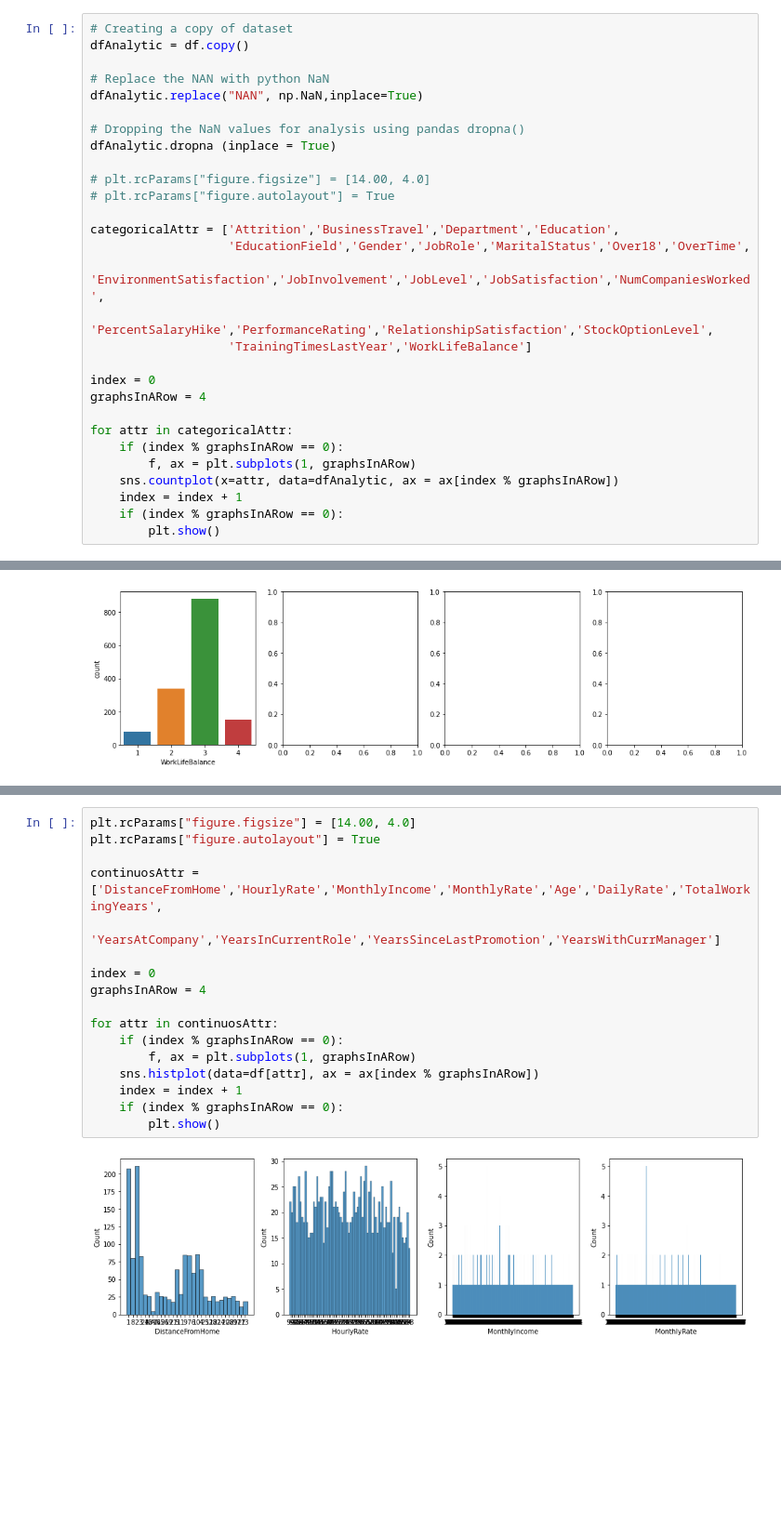
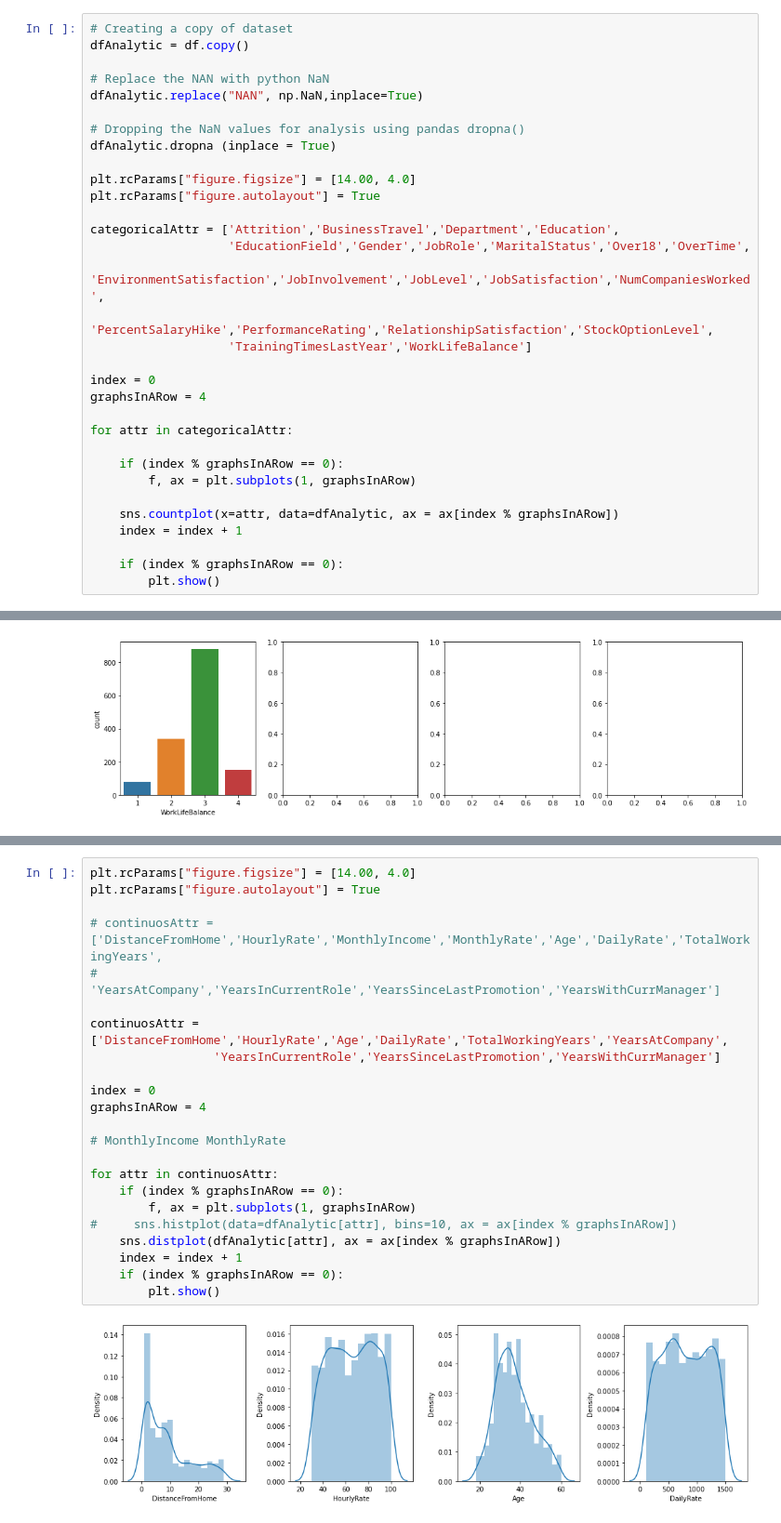
Before and after one commit to nithinkrishnan/dm-assgn, a Jupyter notebook: Code/Attrition.ipynb, the cells around one changed output, grey strips where cells are left out. Shown: that part at 93% size. Cells and saved outputs as stored; diff of their text form; blank space fills up the shorter version.

```diff
--- a/Code/Attrition.ipynb
+++ b/Code/Attrition.ipynb
@@ -353,8 +363,8 @@ dfAnalytic.replace("NAN", np.NaN,inplace=True)
 # Dropping the NaN values for analysis using pandas dropna()
 dfAnalytic.dropna (inplace = True)
 
-# plt.rcParams["figure.figsize"] = [14.00, 4.0]
-# plt.rcParams["figure.autolayout"] = True
+plt.rcParams["figure.figsize"] = [14.00, 4.0]
+plt.rcParams["figure.autolayout"] = True
 
 categoricalAttr = ['Attrition','BusinessTravel','Department','Education',
                    'EducationField','Gender','JobRole','MaritalStatus','Over18','OverTime',
@@ -366,10 +376,13 @@ index = 0
 graphsInARow = 4
 
 for attr in categoricalAttr:
+
     if (index % graphsInARow == 0):
         f, ax = plt.subplots(1, graphsInARow)
+
     sns.countplot(x=attr, data=dfAnalytic, ax = ax[index % graphsInARow])
     index = index + 1
+
     if (index % graphsInARow == 0):
         plt.show()
 # %% [output]
@@ -416,19 +418,25 @@ Hostogram plot is best suited to understand the spread for continuous data. Foll
 # %%
 plt.rcParams["figure.figsize"] = [14.00, 4.0]
 plt.rcParams["figure.autolayout"] = True
 
-continuosAttr = ['DistanceFromHome','HourlyRate','MonthlyIncome','MonthlyRate','Age','DailyRate','TotalWorkingYears',
-                 'YearsAtCompany','YearsInCurrentRole','YearsSinceLastPromotion','YearsWithCurrManager']
+# continuosAttr = ['DistanceFromHome','HourlyRate','MonthlyIncome','MonthlyRate','Age','DailyRate','TotalWorkingYears',
+#                  'YearsAtCompany','YearsInCurrentRole','YearsSinceLastPromotion','YearsWithCurrManager']
+
+continuosAttr = ['DistanceFromHome','HourlyRate','Age','DailyRate','TotalWorkingYears','YearsAtCompany',
+                 'YearsInCurrentRole','YearsSinceLastPromotion','YearsWithCurrManager']
 
 index = 0
 graphsInARow = 4
 
+# MonthlyIncome MonthlyRate
+
 for attr in continuosAttr:
     if (index % graphsInARow == 0):
         f, ax = plt.subplots(1, graphsInARow)
-    sns.histplot(data=df[attr], ax = ax[index % graphsInARow])
+#     sns.histplot(data=dfAnalytic[attr], bins=10, ax = ax[index % graphsInARow])
+    sns.distplot(dfAnalytic[attr], ax = ax[index % graphsInARow])
     index = index + 1
     if (index % graphsInARow == 0):
         plt.show()
 # %% [output]
-[figure, old version]
+[figure, new version]
```
Also changed, not shown: parts of 31 cells of this notebook, 2 other files.
